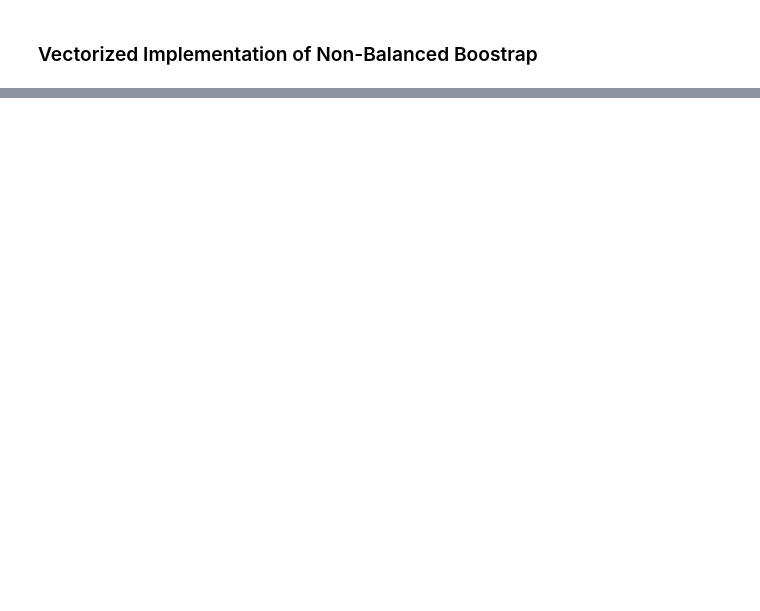
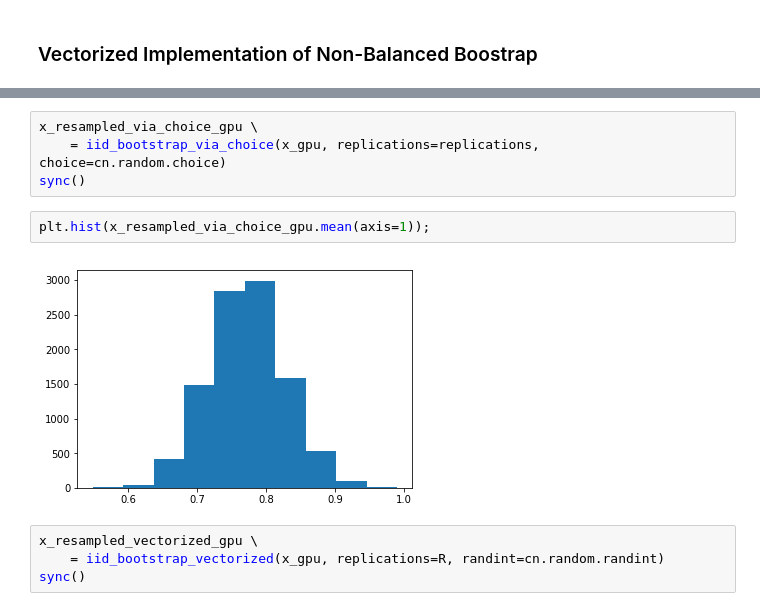
Before and after one commit to InvestmentSystems/recombinator, a Jupyter notebook: notebooks/IID Bootstrap.ipynb, the cells around one changed output, grey strips where cells are left out. Cells and saved outputs as stored; diff of their text form; blank space fills up the shorter version.

Commit message:
- added gpu examples for i.i.d. bootstrap

```diff
--- a/notebooks/IID Bootstrap.ipynb
+++ b/notebooks/IID Bootstrap.ipynb
@@ -387,0 +397,12 @@ x_star = iid_bootstrap_via_loop(x, replications=replications)
+# %%
+x_resampled_via_choice_gpu \
+    = iid_bootstrap_via_choice(x_gpu, replications=replications, choice=cn.random.choice)
+sync()
+# %%
+plt.hist(x_resampled_via_choice_gpu.mean(axis=1));
+# %% [output]
+[figure, added]
+# %%
+x_resampled_vectorized_gpu \
+    = iid_bootstrap_vectorized(x_gpu, replications=R, randint=cn.random.randint)
+sync()
```
Also changed, not shown: parts of 48 cells of this notebook, 3 other files.
